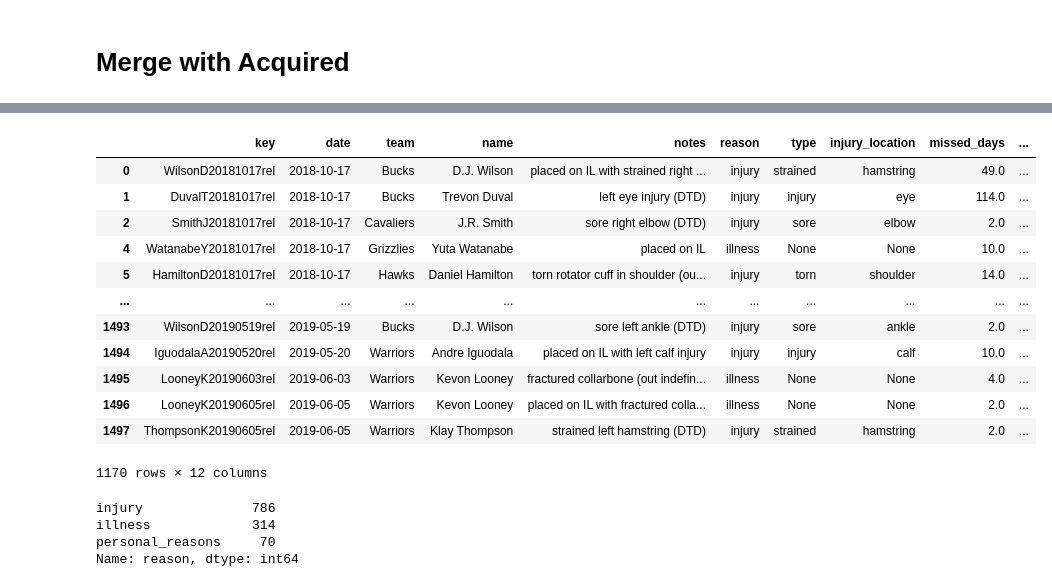
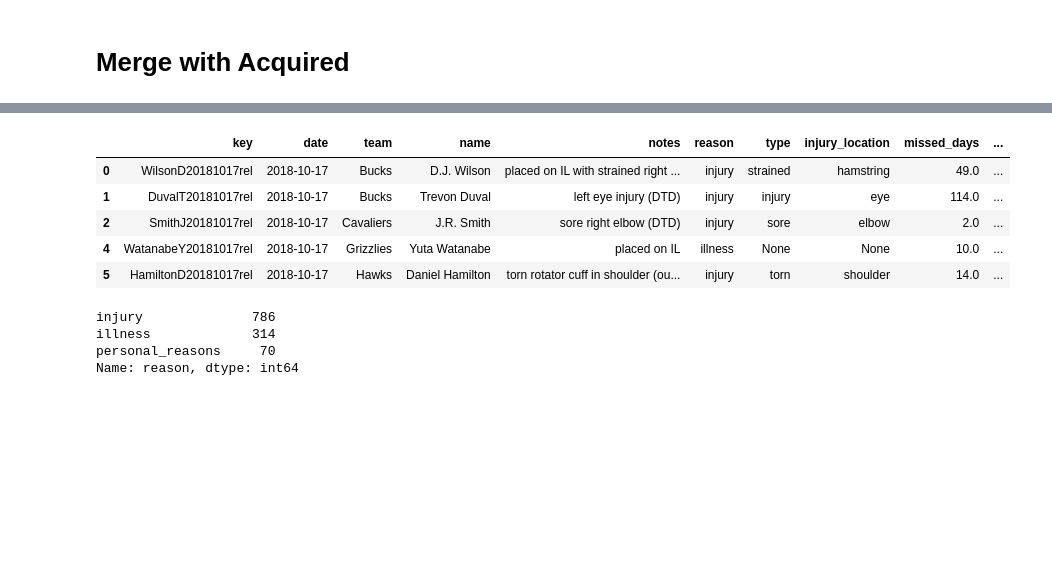
Before and after one commit to romainBechet/NBA_injuries, a Jupyter notebook: injuries.ipynb, the cells around one changed output, grey strips where cells are left out. Saved outputs shown, nothing was run; the diff lists cells and outputs as text; code cells hidden in the pictures; blank space fills up the shorter version.

```diff
--- a/injuries.ipynb
+++ b/injuries.ipynb
@@ -193,23 +187,15 @@ NOTE: Some duplicates can be found in the dataset. i'll check these in a later v
 # %%
-df_analysis = df_injuries.dropna( subset = ['missed_days']) # For the analysis we remove all the absence we are unsure about their end.
 
 months = [x.strftime('%B') for x in df_analysis['date']]
 df_analysis['month'] = months
-df_analysis
+df_analysis.head()
 # %% [output]
 |  | key | date | team | name | notes | reason | type | injury_location | missed_days | ... |
 | 0 | WilsonD20181017rel | 2018-10-17 | Bucks | D.J. Wilson | placed on IL with strained right ... | injury | strained | hamstring | 49.0 | ... |
 | 1 | DuvalT20181017rel | 2018-10-17 | Bucks | Trevon Duval | left eye injury (DTD) | injury | injury | eye | 114.0 | ... |
 | 2 | SmithJ20181017rel | 2018-10-17 | Cavaliers | J.R. Smith | sore right elbow (DTD) | injury | sore | elbow | 2.0 | ... |
 | 4 | WatanabeY20181017rel | 2018-10-17 | Grizzlies | Yuta Watanabe | placed on IL | illness | None | None | 10.0 | ... |
 | 5 | HamiltonD20181017rel | 2018-10-17 | Hawks | Daniel Hamilton | torn rotator cuff in shoulder (ou... | injury | torn | shoulder | 14.0 | ... |
-| ... | ... | ... | ... | ... | ... | ... | ... | ... | ... | ... |
-| 1493 | WilsonD20190519rel | 2019-05-19 | Bucks | D.J. Wilson | sore left ankle (DTD) | injury | sore | ankle | 2.0 | ... |
-| 1494 | IguodalaA20190520rel | 2019-05-20 | Warriors | Andre Iguodala | placed on IL with left calf injury | injury | injury | calf | 10.0 | ... |
-| 1495 | LooneyK20190603rel | 2019-06-03 | Warriors | Kevon Looney | fractured collarbone (out indefin... | illness | None | None | 4.0 | ... |
-| 1496 | LooneyK20190605rel | 2019-06-05 | Warriors | Kevon Looney | placed on IL with fractured colla... | illness | None | None | 2.0 | ... |
-| 1497 | ThompsonK20190605rel | 2019-06-05 | Warriors | Klay Thompson | strained left hamstring (DTD) | injury | strained | hamstring | 2.0 | ... |
-1170 rows × 12 columns
 # %%
 df_analysis['reason'].value_counts()
 # %% [output]
```
Also changed, not shown: parts of 18 cells of this notebook.
